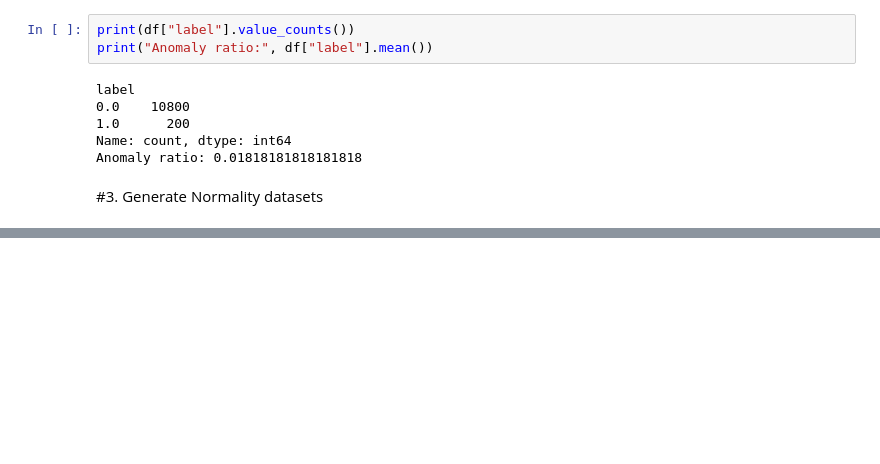
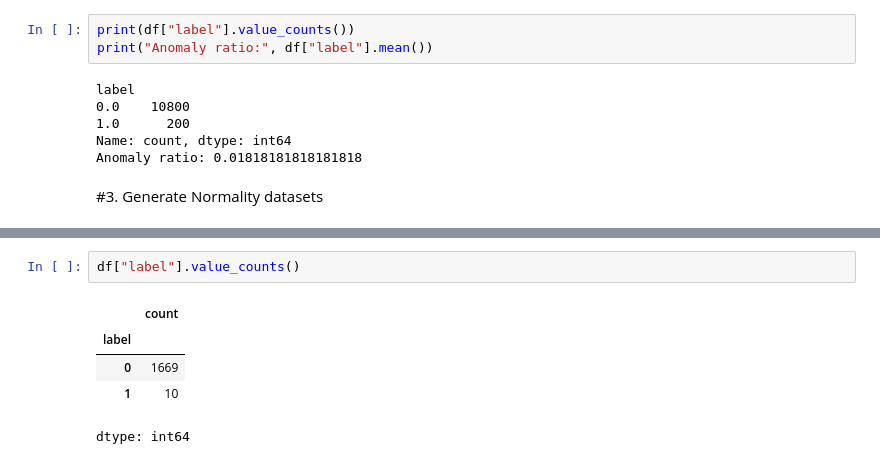
Before and after one commit to OrestisGeo/streamify-ts-anomaly-detection, a Jupyter notebook: notebooks/project2_main.ipynb, the cells around one changed output, grey strips where cells are left out. Cells and saved outputs as stored; diff of their text form; blank space fills up the shorter version.

```diff
--- a/notebooks/project2_main.ipynb
+++ b/notebooks/project2_main.ipynb
@@ -188,0 +304,8 @@ Anomaly ratio: 0.01818181818181818
+# %%
+df["label"].value_counts()
+# %% [output]
+|  | count |
+| label |  |
+| 0 | 1669 |
+| 1 | 10 |
+dtype: int64
```
Also changed, not shown: parts of 10 cells of this notebook.
